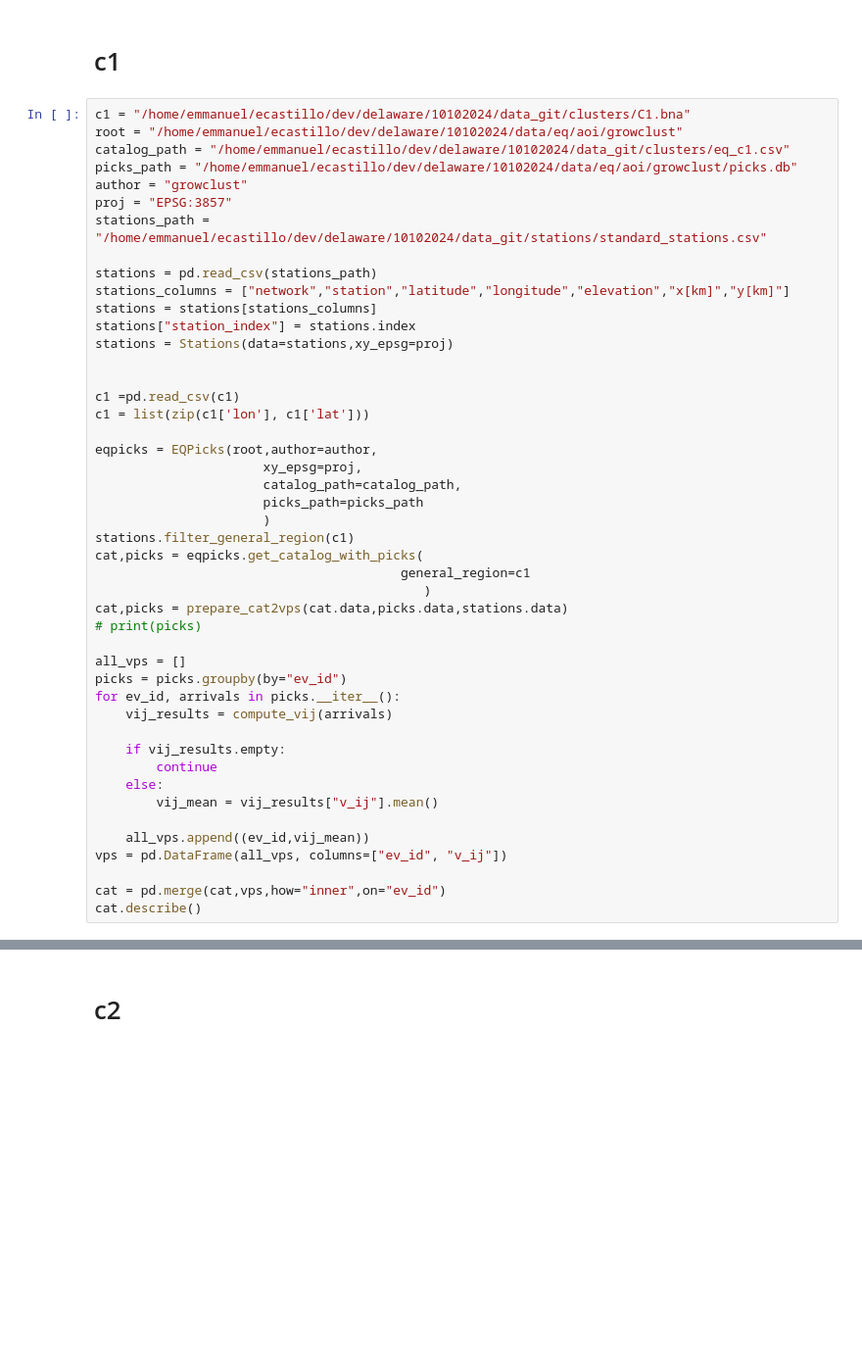
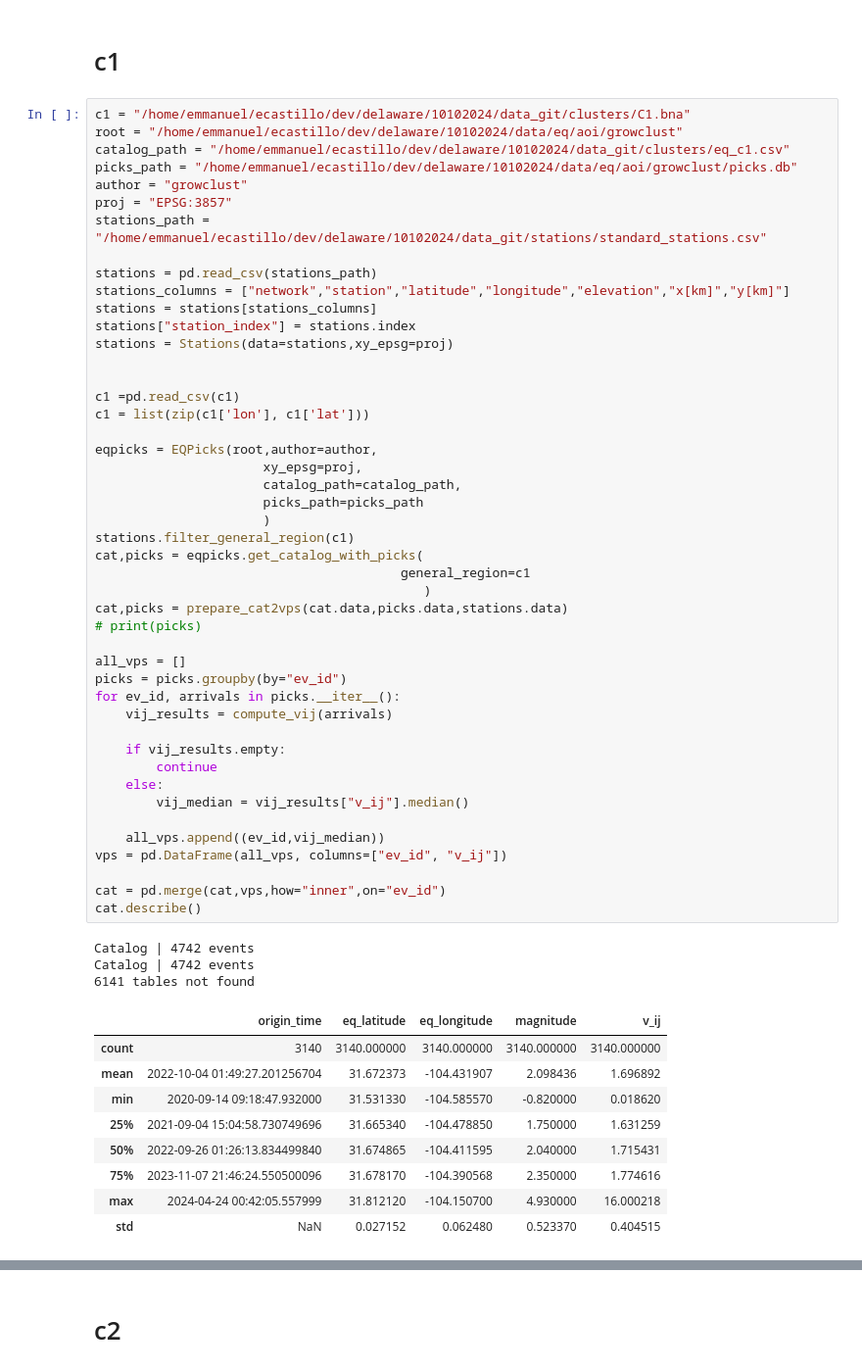
Before and after one commit to ecastillot/delaware, a Jupyter notebook: 10102024/script/vps/vps.ipynb, the cells around one changed output, grey strips where cells are left out. Shown: that part at 98% size. Drawn from its saved outputs; the diff is of its cells as text; blank space fills up the shorter version.

```diff
--- a/10102024/script/vps/vps.ipynb
+++ b/10102024/script/vps/vps.ipynb
@@ -112,35 +112,48 @@ stations = Stations(data=stations,xy_epsg=proj)
 
 
 c1 =pd.read_csv(c1)
 c1 = list(zip(c1['lon'], c1['lat']))
 
 eqpicks = EQPicks(root,author=author,
                       xy_epsg=proj,
                       catalog_path=catalog_path,
                       picks_path=picks_path
                       )
 stations.filter_general_region(c1)
 cat,picks = eqpicks.get_catalog_with_picks(
                                         general_region=c1
                                            )
 cat,picks = prepare_cat2vps(cat.data,picks.data,stations.data)
 # print(picks)
 
 all_vps = []
 picks = picks.groupby(by="ev_id")
 for ev_id, arrivals in picks.__iter__():
     vij_results = compute_vij(arrivals)
 
     if vij_results.empty:
         continue
     else:
-        vij_mean = vij_results["v_ij"].mean()
+        vij_median = vij_results["v_ij"].median()
 
-    all_vps.append((ev_id,vij_mean))
+    all_vps.append((ev_id,vij_median))
 vps = pd.DataFrame(all_vps, columns=["ev_id", "v_ij"])
 
 cat = pd.merge(cat,vps,how="inner",on="ev_id")
 cat.describe()
+# %% [output]
+Catalog | 4742 events
+Catalog | 4742 events
+6141 tables not found
+|  | origin_time | eq_latitude | eq_longitude | magnitude | v_ij |
+| count | 3140 | 3140.000000 | 3140.000000 | 3140.000000 | 3140.000000 |
+| mean | 2022-10-04 01:49:27.201256704 | 31.672373 | -104.431907 | 2.098436 | 1.696892 |
+| min | 2020-09-14 09:18:47.932000 | 31.531330 | -104.585570 | -0.820000 | 0.018620 |
+| 25% | 2021-09-04 15:04:58.730749696 | 31.665340 | -104.478850 | 1.750000 | 1.631259 |
+| 50% | 2022-09-26 01:26:13.834499840 | 31.674865 | -104.411595 | 2.040000 | 1.715431 |
+| 75% | 2023-11-07 21:46:24.550500096 | 31.678170 | -104.390568 | 2.350000 | 1.774616 |
+| max | 2024-04-24 00:42:05.557999 | 31.812120 | -104.150700 | 4.930000 | 16.000218 |
+| std | NaN | 0.027152 | 0.062480 | 0.523370 | 0.404515 |
 # %%
 cluster = 1
 
```
Also changed, not shown: parts of 5 cells of this notebook, 3 other files.
